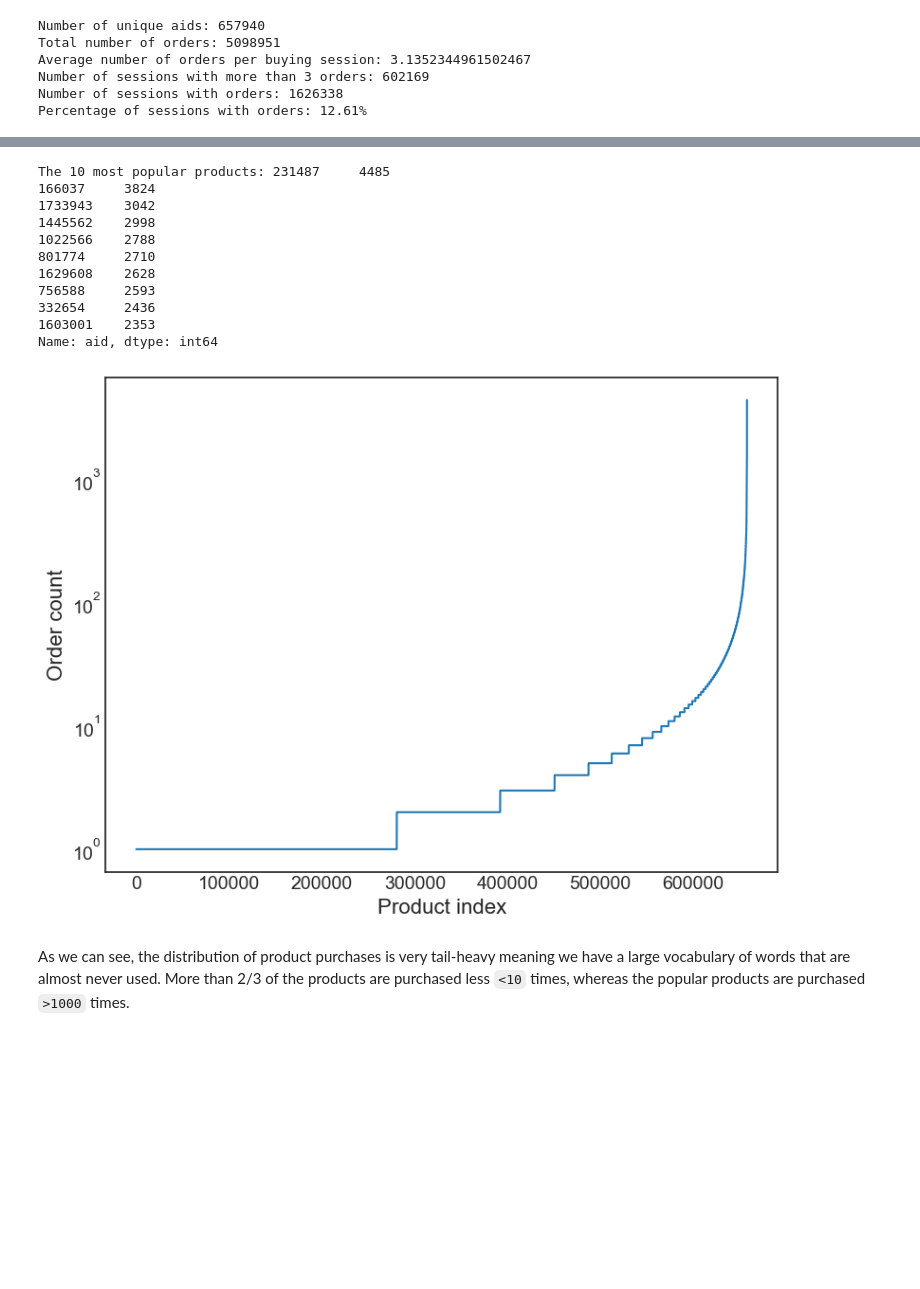
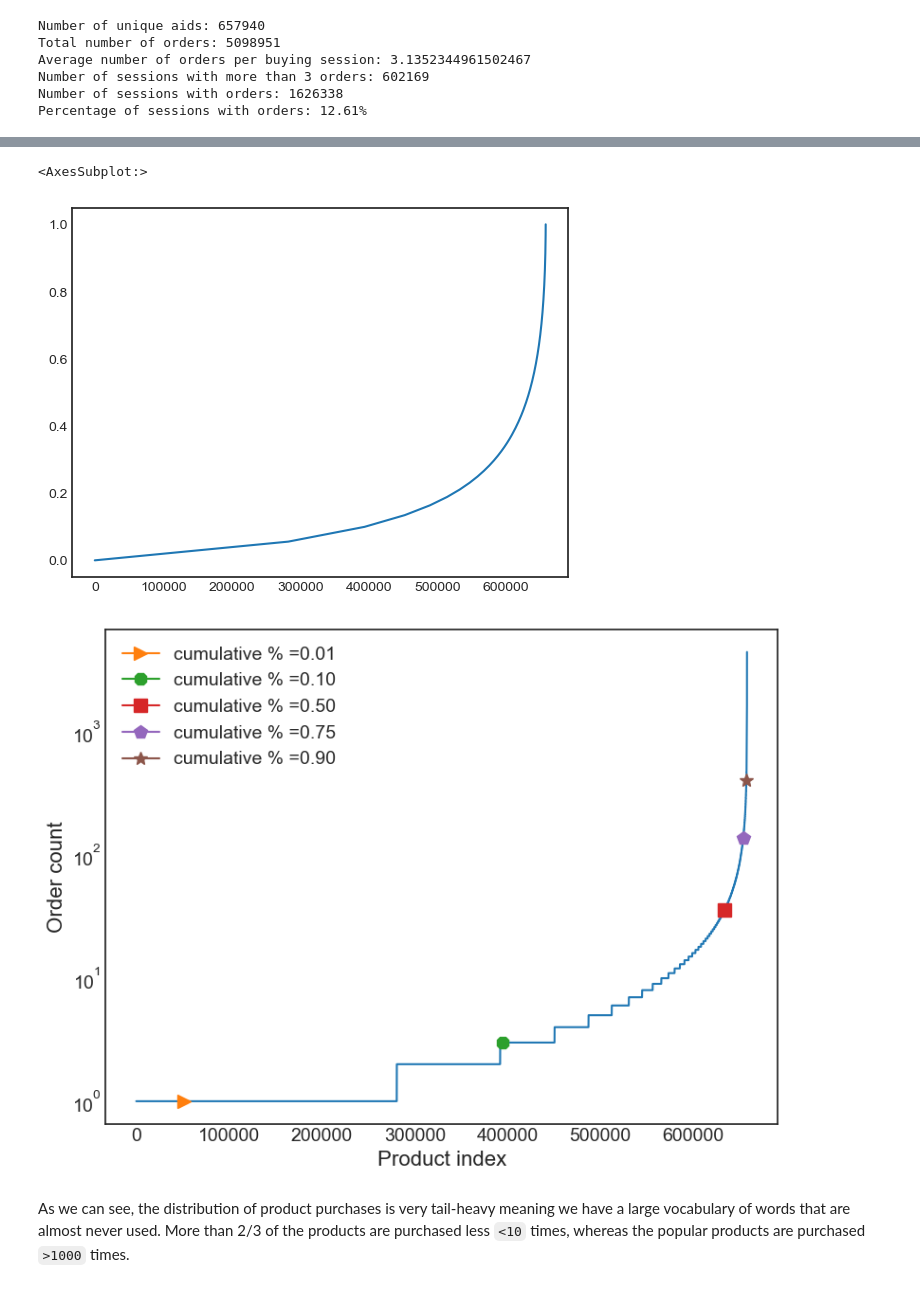
Before and after one commit to hejfelix/otto-recommender, a Jupyter notebook: train_model.ipynb, the cells around one changed output, grey strips where cells are left out. Saved outputs shown, nothing was run; the diff lists cells and outputs as text; code cells hidden in the pictures; blank space fills up the shorter version.

Commit message:
update aid_counts plot to include cumulative percentiles

```diff
--- a/train_model.ipynb
+++ b/train_model.ipynb
@@ -143,0 +157,6 @@ Percentage of sessions with orders: 12.61%
+# %%
+value_counts = orders["aid"].value_counts().compute()[::-1] # reversed to get lowest first
+print(value_counts.describe())
+value_counts_df = value_counts.to_frame("count").reset_index().rename(columns={'index': 'aid'})
+value_counts_df['cum_pct'] = value_counts_df['count'].cumsum() / value_counts_df['count'].sum()
+value_counts_df
@@ -144,42 +186,50 @@ Percentage of sessions with orders: 12.61%
+# %%
+# plot the cumulative distribution of product counts
+value_counts_df["cum_pct"].plot()
+# %% [output]
+<AxesSubplot:>
+[figure, added]
 # %%
-# We find the 10 most popular `aid`s (basically solves problem 1)
-
 import matplotlib.pyplot as plt
 
-# orders["aid"].value_counts().compute().plot(kind="bar")
+
+def get_nearest_index_sorted_list(x: float, sorted_list: List[float]) -> int:
+    """Returns the index of the nearest value in a sorted list"""
+    return (np.abs(sorted_list - x)).argmin()
+
+
+cum_percentiles = [0.01, 0.1, 0.5, 0.75, 0.9]
+percentiles = [
+    (x, get_nearest_index_sorted_list(x, value_counts_df["cum_pct"].values))
+    for x in cum_percentiles
+]
 
 plt.style.use("seaborn-white")
 
-# Number of unique customer IDs
-product_counts = orders["aid"].value_counts().values.compute()
+# plt.hist(sorted(product_counts), bins=100, log=True, histtype="step")
 
-
-fig = plt.figure(figsize=(8,6))
+fig = plt.figure(figsize=(8, 6))
 plt.yticks(fontsize=14)
 plt.xticks(fontsize=14)
 
-plt.semilogy(sorted(product_counts))
-plt.ylabel("Order count", fontsize=16);
-plt.xlabel("Product index", fontsize=16);
+sorted_counts = sorted(product_counts)
+plt.semilogy(sorted_counts)
+plt.ylabel("Order count", fontsize=16)
+plt.xlabel("Product index", fontsize=16)
 
+
+patterns = iter(
+    [">", "8", "s", "p", "*", "X"]
+)  # I'm colorblind, so use different markers
+for p, p_index in percentiles:
+    y = sorted_counts[p_index]
+    plt.plot(
+        p_index, y, label=f"cumulative % ={p:.2f}", marker=next(patterns), markersize=10
+    )
+plt.legend(fontsize=14)
 plt.tight_layout()
-
-ten_most_popular = orders["aid"].value_counts().nlargest(10).compute()
-ten_most_popular.to_json("ten_most_popular.json")
-print(f"The 10 most popular products: {ten_most_popular}")
 # %% [output]
-The 10 most popular products: 231487     4485
-166037     3824
-1733943    3042
-1445562    2998
-1022566    2788
-801774     2710
-1629608    2628
-756588     2593
-332654     2436
-1603001    2353
-Name: aid, dtype: int64
-[figure, old version]
+[figure, new version]
 # %% [markdown]
 As we can see, the distribution of product purchases is very tail-heavy meaning we have a large vocabulary of words that are almost never used. More than 2/3 of the products are purchased less `<10` times, whereas the popular products are purchased `>1000` times.
 # %%
```
Also changed, not shown: parts of 11 cells of this notebook, 2 other files.
